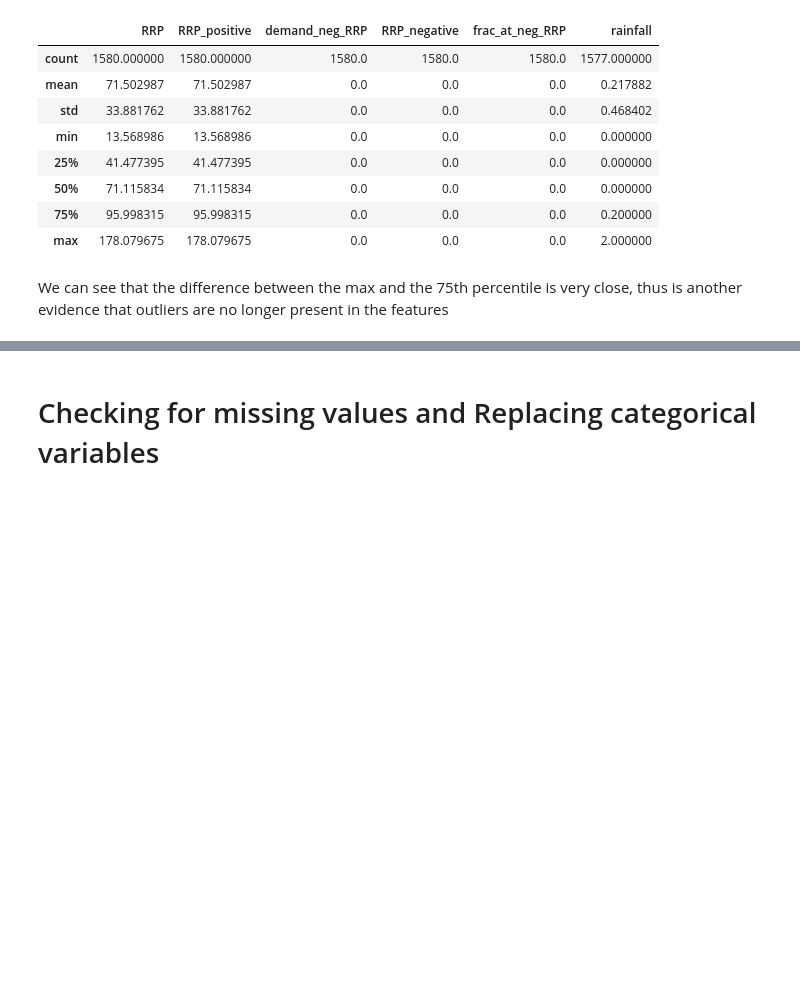
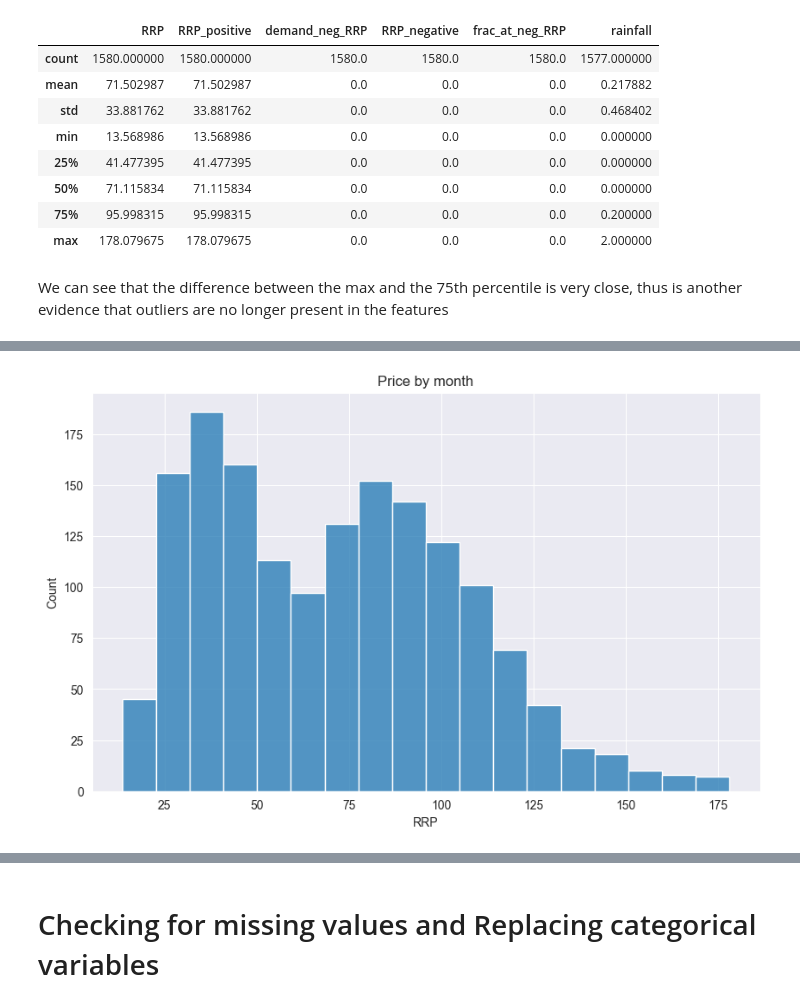
Before and after one commit to stealth44/electricity_prices, a Jupyter notebook: electricity.ipynb, the cells around one changed output, grey strips where cells are left out. Cells and saved outputs as stored; diff of their text form; code cells hidden in the pictures; blank space fills up the shorter version.

Commit message:
Incuded comclusion and recommendation, created visualization for RRP, deleted empty requirement.txt file

```diff
--- a/electricity.ipynb
+++ b/electricity.ipynb
@@ -421,0 +424,9 @@ plt.subplots_adjust(hspace=0.5, wspace=0.2)
+# %%
+#Now that our the RRP (recommended price) is free from outliers, we can visualize its distribution
+plt.figure(figsize=(10,6))
+sns.histplot(data_trimmed['RRP'])
+plt.title('Price by month')
+plt.grid()
+sns.set_style('dark')
+# %% [output]
+[figure, added]
```
Also changed, not shown: parts of 109 cells of this notebook, 1 other file.
